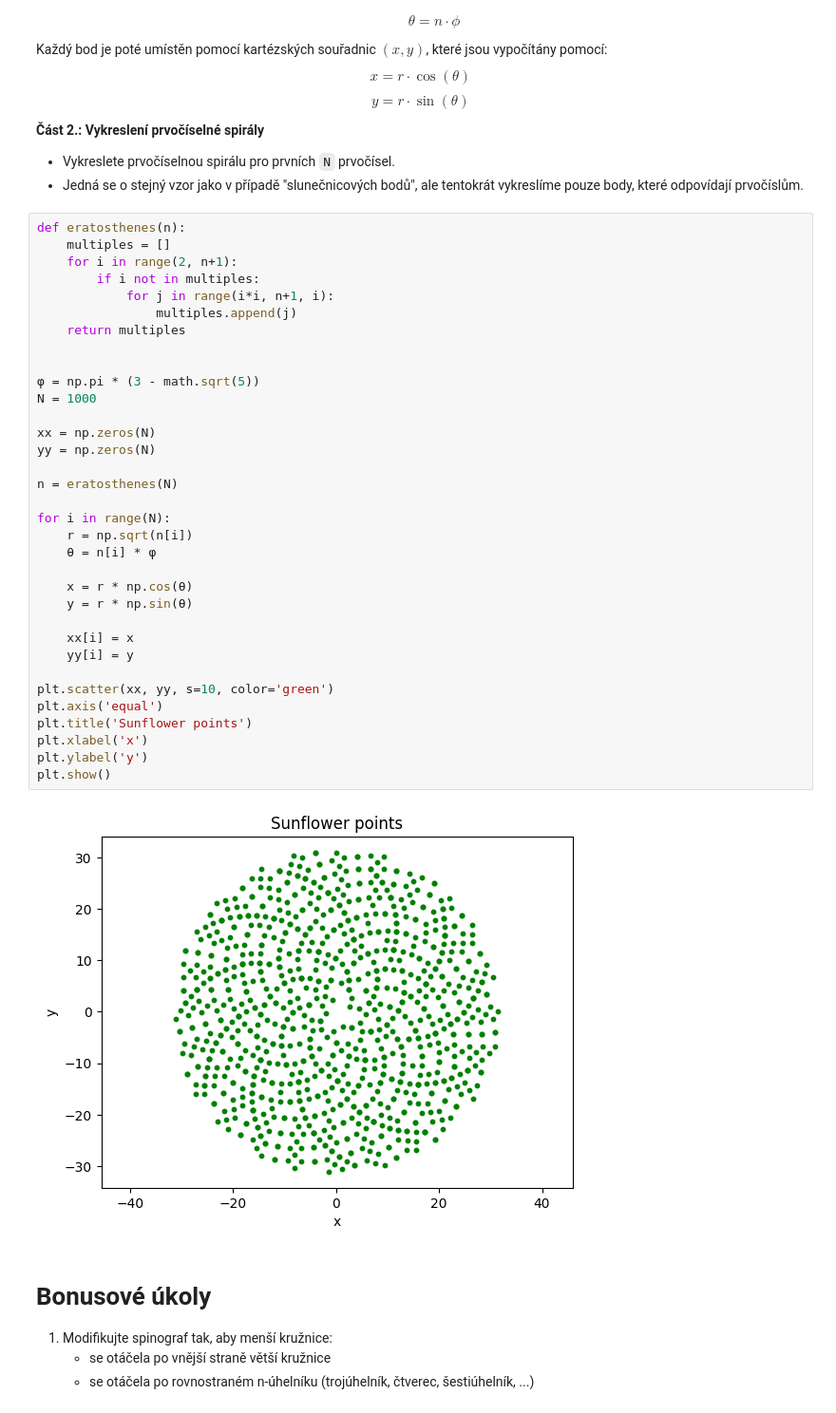
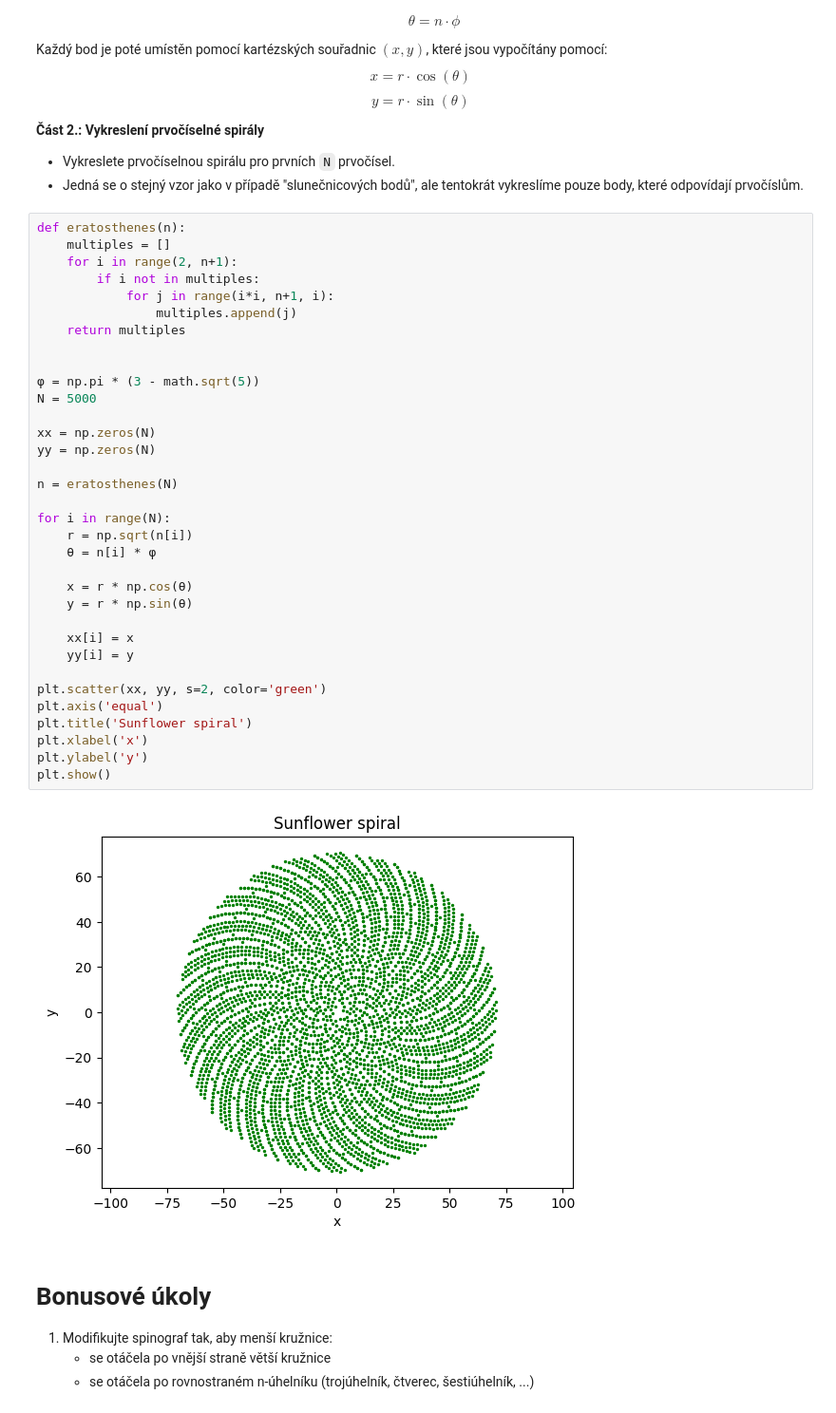
Before and after one commit to Tomaspah/vvp-DU, a Jupyter notebook: DU4.ipynb, the cells around one changed output. Shown: that part at 95% size. Cells and saved outputs as stored; diff of their text form.

```diff
--- a/DU4.ipynb
+++ b/DU4.ipynb
@@ -148,37 +148,37 @@ def eratosthenes(n):
     multiples = []
     for i in range(2, n+1):
         if i not in multiples:
             for j in range(i*i, n+1, i):
                 multiples.append(j)
     return multiples
 
 
 φ = np.pi * (3 - math.sqrt(5))
-N = 1000
+N = 5000
 
 xx = np.zeros(N)
 yy = np.zeros(N)
 
 n = eratosthenes(N)
 
 for i in range(N):
     r = np.sqrt(n[i])
     θ = n[i] * φ
 
     x = r * np.cos(θ)
     y = r * np.sin(θ)
 
     xx[i] = x
     yy[i] = y
 
-plt.scatter(xx, yy, s=10, color='green')
+plt.scatter(xx, yy, s=2, color='green')
 plt.axis('equal')
-plt.title('Sunflower points')
+plt.title('Sunflower spiral')
 plt.xlabel('x')
 plt.ylabel('y')
 plt.show()
 # %% [output]
-[figure, old version]
+[figure, new version]
 # %% [markdown]
 # Bonusové úkoly
 1. Modifikujte spinograf tak, aby menší kružnice:
```
